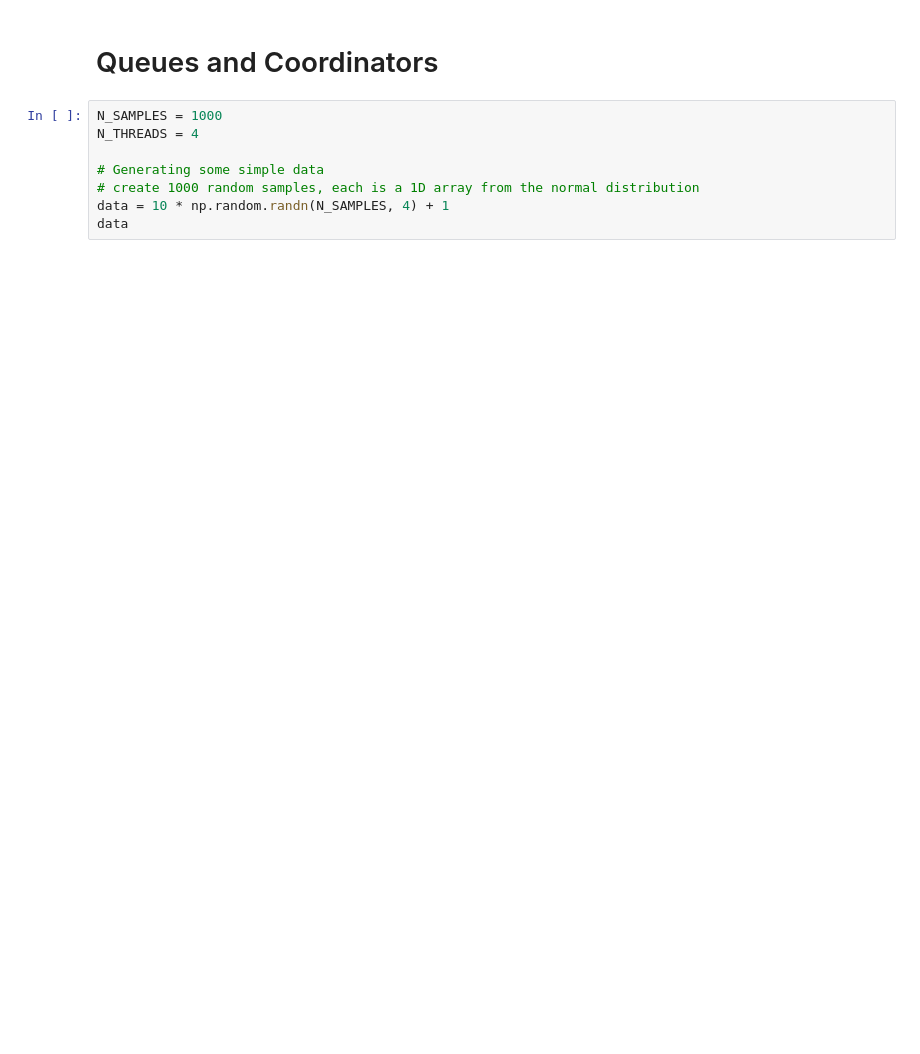
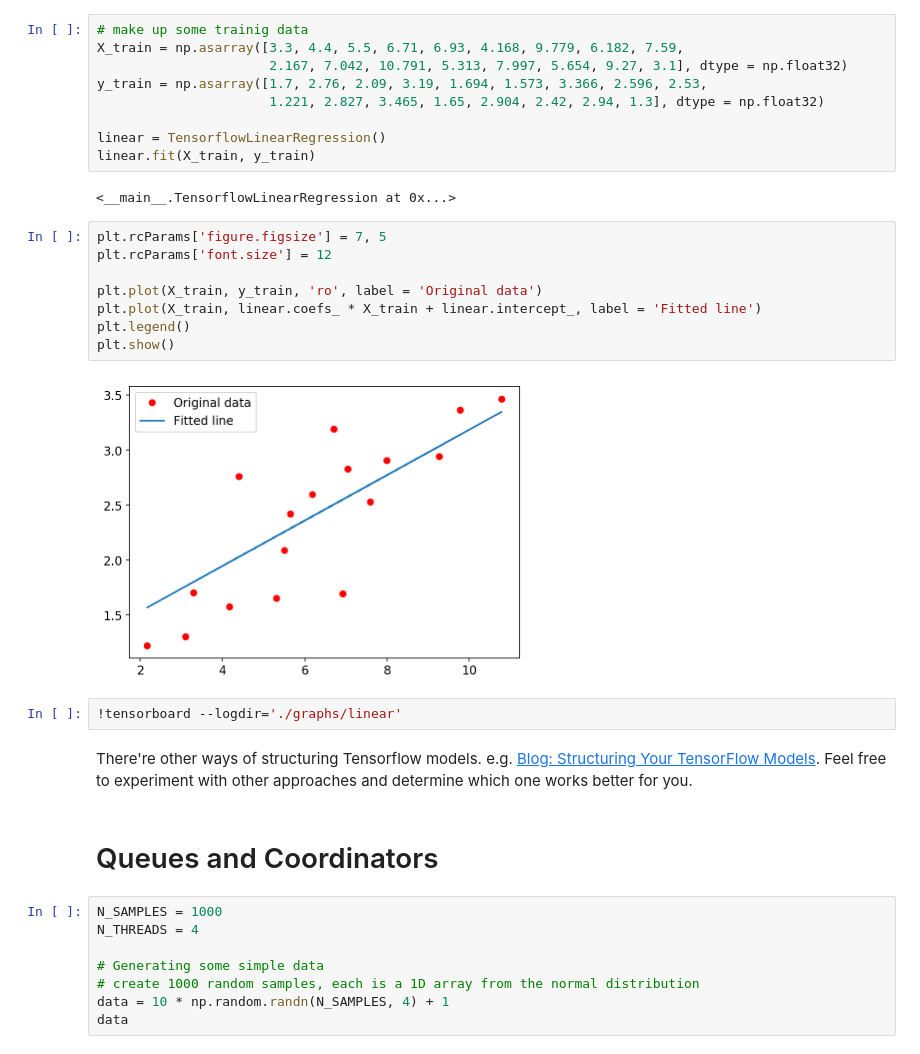
Before and after one commit to ethen8181/programming, a Jupyter notebook: word2vec/advanced_tensorflow.ipynb, the cells around one changed output. Saved outputs shown, nothing was run; the diff lists cells and outputs as text; blank space fills up the shorter version.

```diff
--- a/word2vec/advanced_tensorflow.ipynb
+++ b/word2vec/advanced_tensorflow.ipynb
@@ -112,3 +236,28 @@ To learn more, the following link has a more comprehensive guide for configuring
+# %%
+# make up some trainig data
+X_train = np.asarray([3.3, 4.4, 5.5, 6.71, 6.93, 4.168, 9.779, 6.182, 7.59,
+                      2.167, 7.042, 10.791, 5.313, 7.997, 5.654, 9.27, 3.1], dtype = np.float32)
+y_train = np.asarray([1.7, 2.76, 2.09, 3.19, 1.694, 1.573, 3.366, 2.596, 2.53,
+                      1.221, 2.827, 3.465, 1.65, 2.904, 2.42, 2.94, 1.3], dtype = np.float32)
+
+linear = TensorflowLinearRegression()
+linear.fit(X_train, y_train)
+# %% [output]
+<__main__.TensorflowLinearRegression at 0x...>
+# %%
+plt.rcParams['figure.figsize'] = 7, 5
+plt.rcParams['font.size'] = 12
+
+plt.plot(X_train, y_train, 'ro', label = 'Original data')
+plt.plot(X_train, linear.coefs_ * X_train + linear.intercept_, label = 'Fitted line')
+plt.legend()
+plt.show()
+# %% [output]
+[figure, added]
+# %%
+!tensorboard --logdir='./graphs/linear'
+# %% [markdown]
+There're other ways of structuring Tensorflow models. e.g. [Blog: Structuring Your TensorFlow Models](http://danijar.com/structuring-your-tensorflow-models/). Feel free to experiment with other approaches and determine which one works better for you.
 # %% [markdown]
 # Queues and Coordinators
 # %%
```
Also changed, not shown: parts of 9 cells of this notebook, 37 other files.
